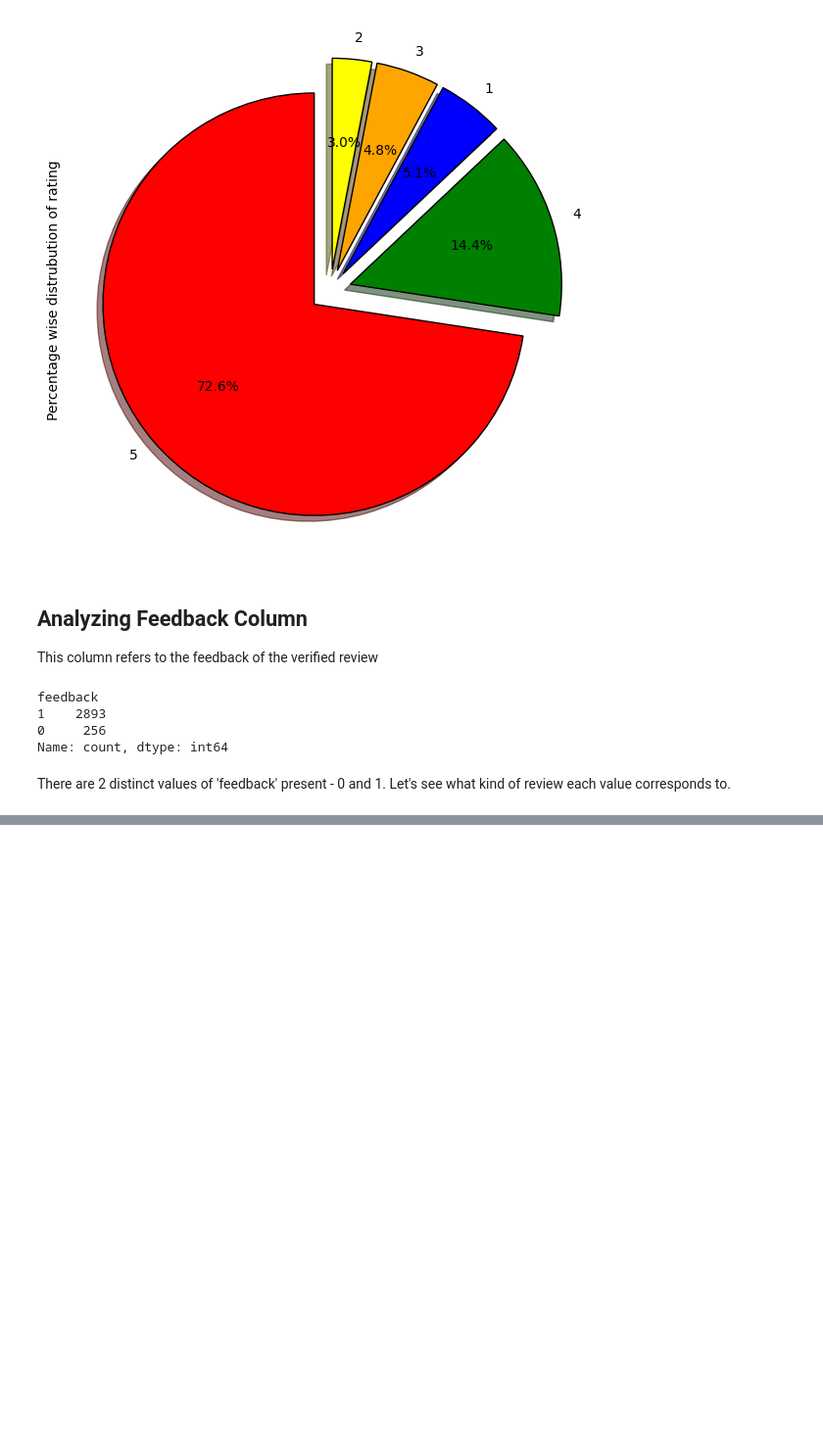
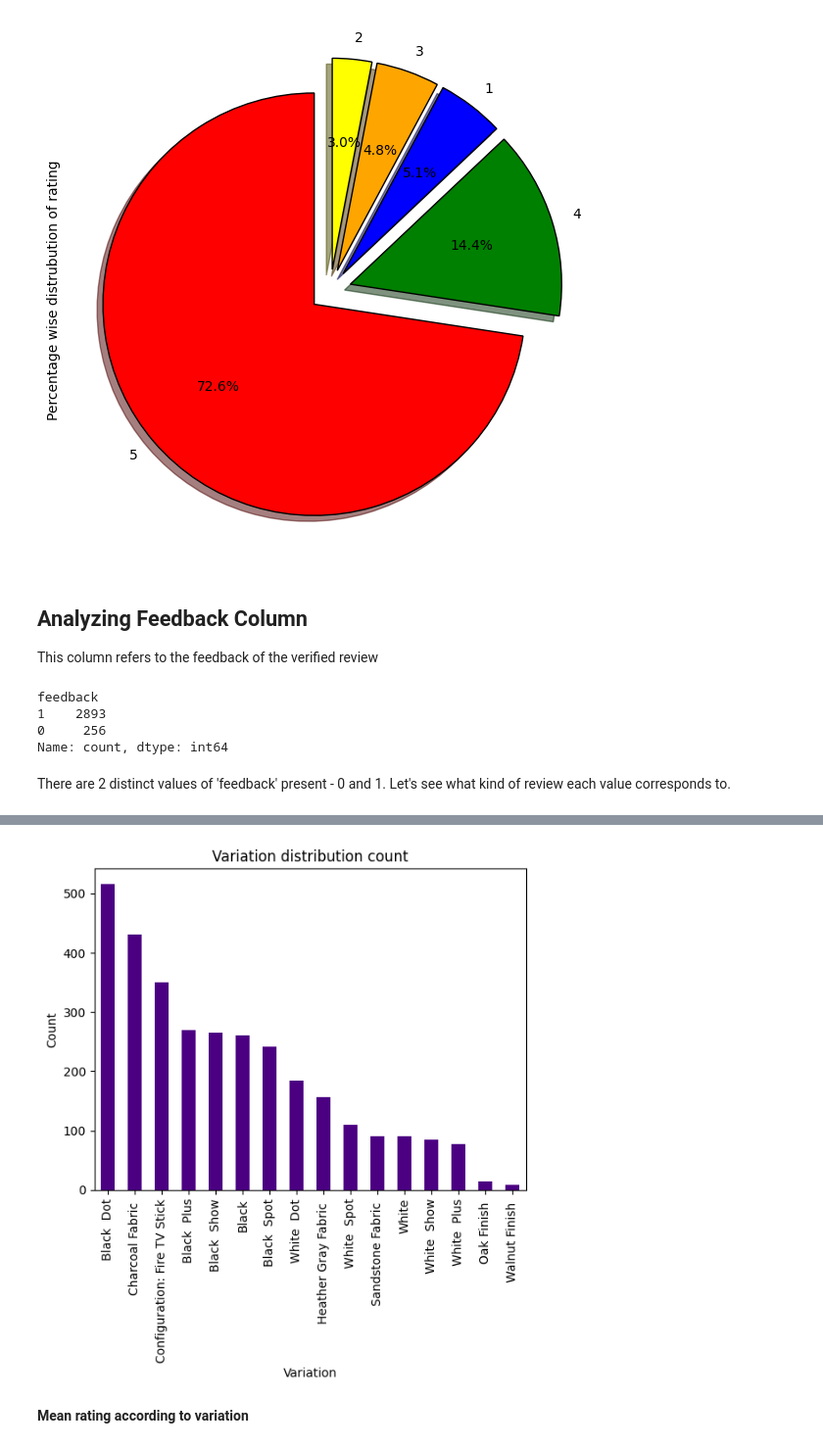
Before and after one commit to VelvetDragon/Sentiment-Analysis-Amazon-Reviews, a Jupyter notebook: Sentiment Analysis Data Exploration and Modelling.ipynb, the cells around one changed output, grey strips where cells are left out. Shown at 98% size. Drawn from its saved outputs; the diff is of its cells as text; code cells hidden in the pictures; blank space fills up the shorter version.

```diff
--- a/Sentiment Analysis Data Exploration and Modelling.ipynb
+++ b/Sentiment Analysis Data Exploration and Modelling.ipynb
@@ -173,0 +271,11 @@ There are 2 distinct values of 'feedback' present - 0 and 1. Let's see what kind
+# %%
+#Bar graph to visualize the total counts of each variation
+amazon_data['variation'].value_counts().plot.bar(color = "indigo")
+plt.title('Variation distribution count')
+plt.xlabel('Variation')
+plt.ylabel('Count')
+plt.show()
+# %% [output]
+[figure, added]
+# %% [markdown]
+__Mean rating according to variation__
```
Also changed, not shown: parts of 34 cells of this notebook.
